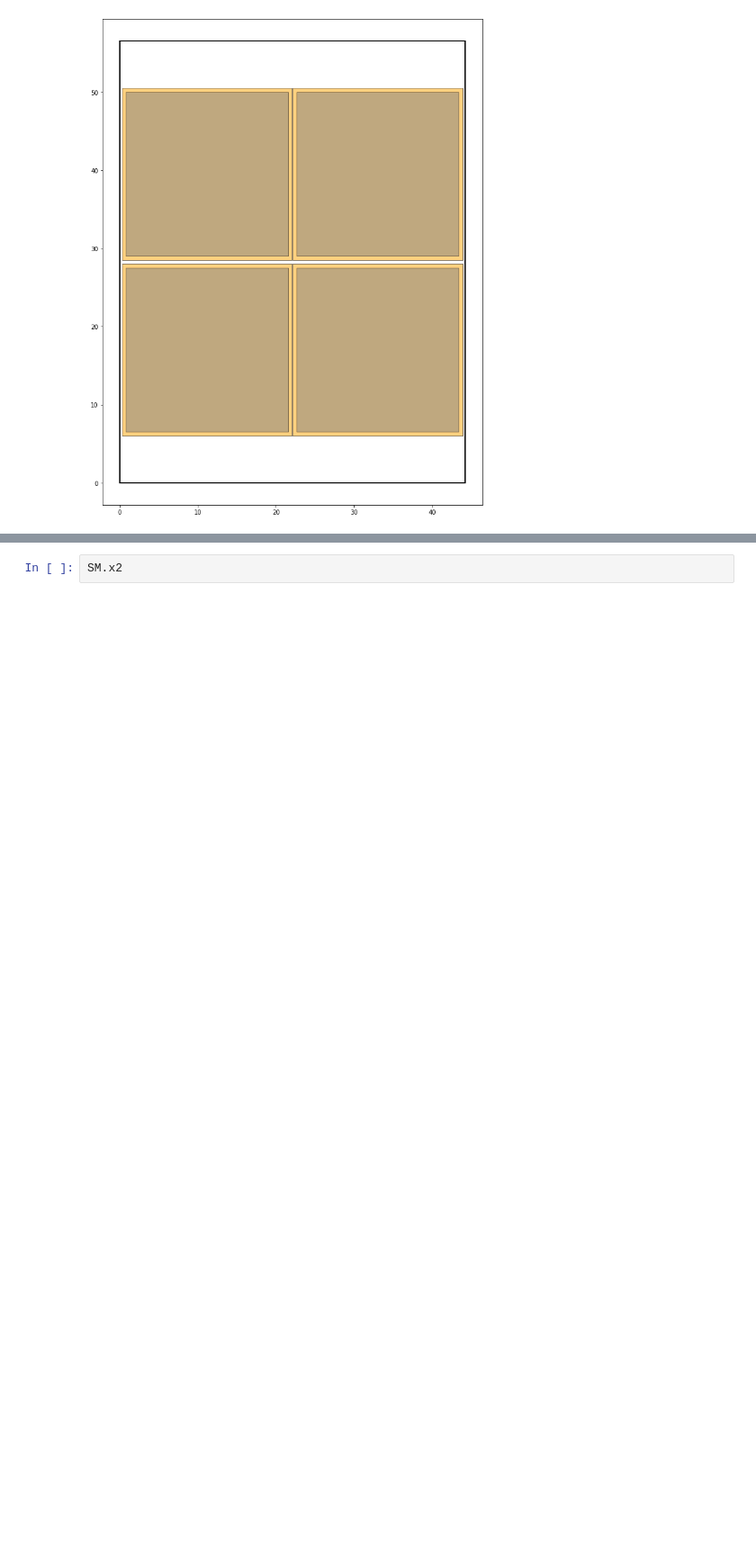
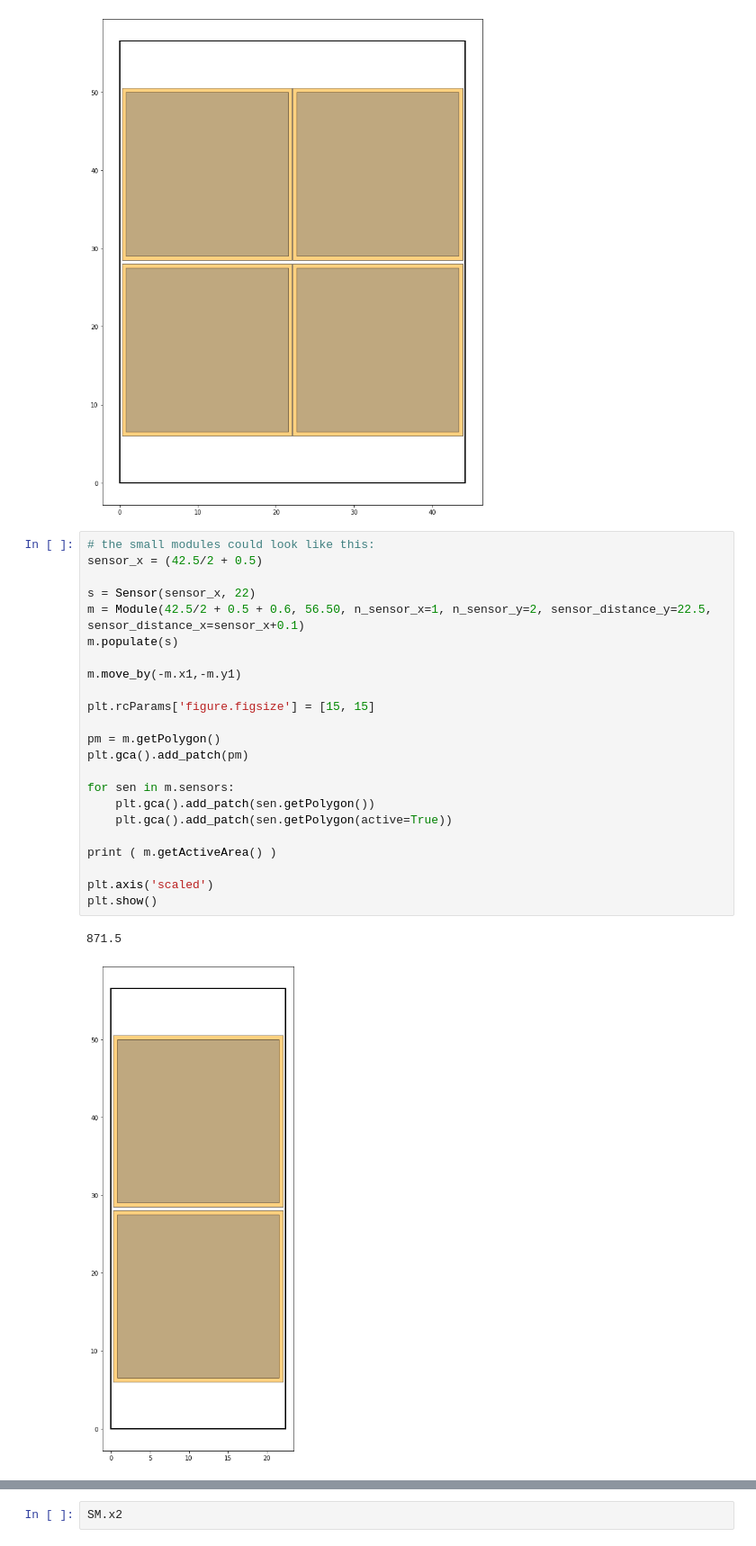
Before and after one commit to yashmehra028/ETL-Copy, a Jupyter notebook: SingleObjects.ipynb, the cells around one changed output, grey strips where cells are left out. Shown at 90% size. Drawn from its saved outputs; the diff is of its cells as text; blank space fills up the shorter version.

```diff
--- a/SingleObjects.ipynb
+++ b/SingleObjects.ipynb
@@ -72,3 +69,29 @@ plt.show()
 # %% [output]
 1743.0
 [figure]
+# %%
+# the small modules could look like this:
+sensor_x = (42.5/2 + 0.5)
+
+s = Sensor(sensor_x, 22)
+m = Module(42.5/2 + 0.5 + 0.6, 56.50, n_sensor_x=1, n_sensor_y=2, sensor_distance_y=22.5, sensor_distance_x=sensor_x+0.1)
+m.populate(s)
+
+m.move_by(-m.x1,-m.y1)
+
+plt.rcParams['figure.figsize'] = [15, 15]
+
+pm = m.getPolygon()
+plt.gca().add_patch(pm)
+
+for sen in m.sensors:
+    plt.gca().add_patch(sen.getPolygon())
+    plt.gca().add_patch(sen.getPolygon(active=True))
+
+print ( m.getActiveArea() )
+
+plt.axis('scaled')
+plt.show()
+# %% [output]
+871.5
+[figure, added]
```
Also changed, not shown: parts of 3 cells of this notebook, 3 other files.
